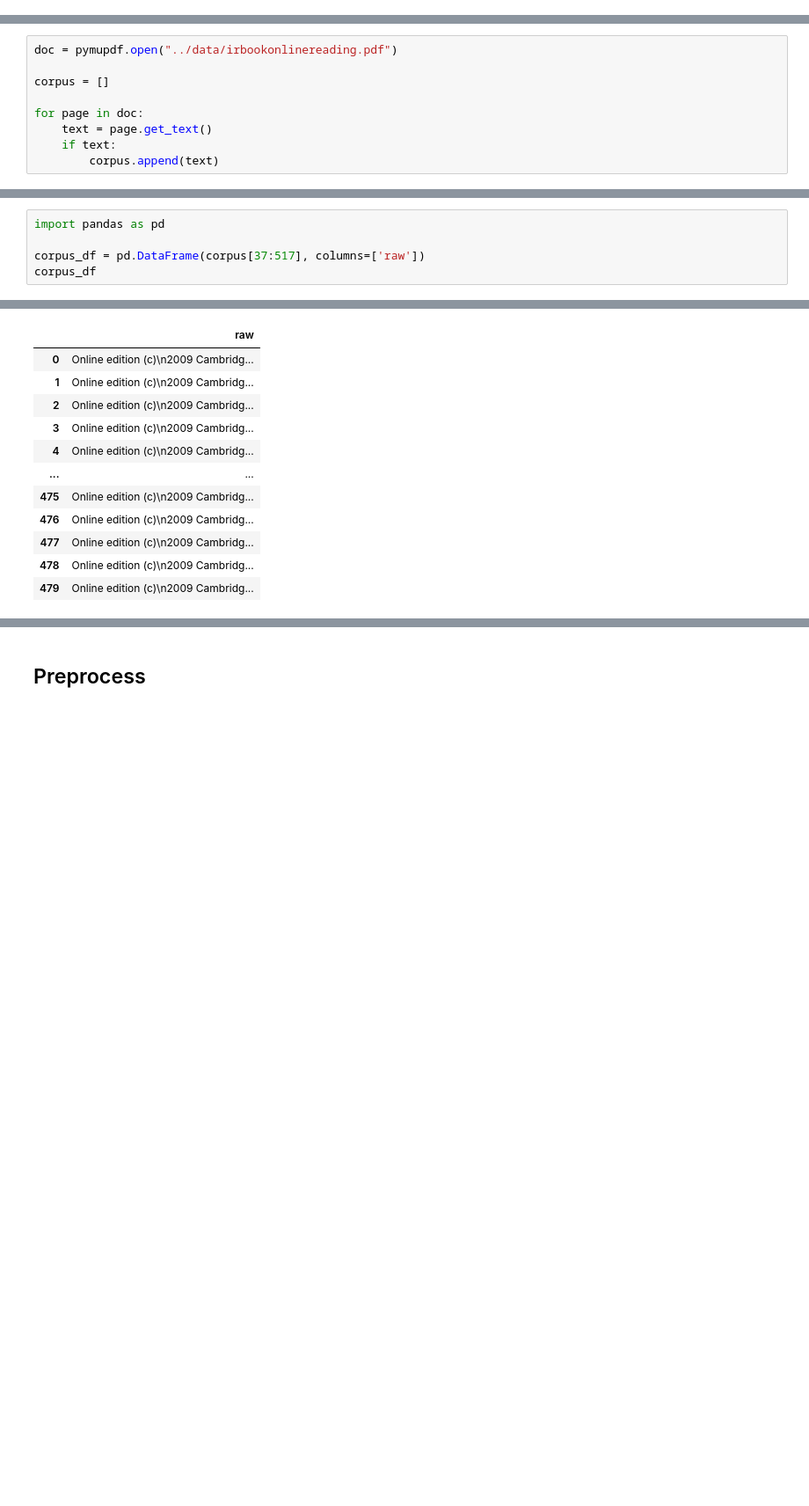
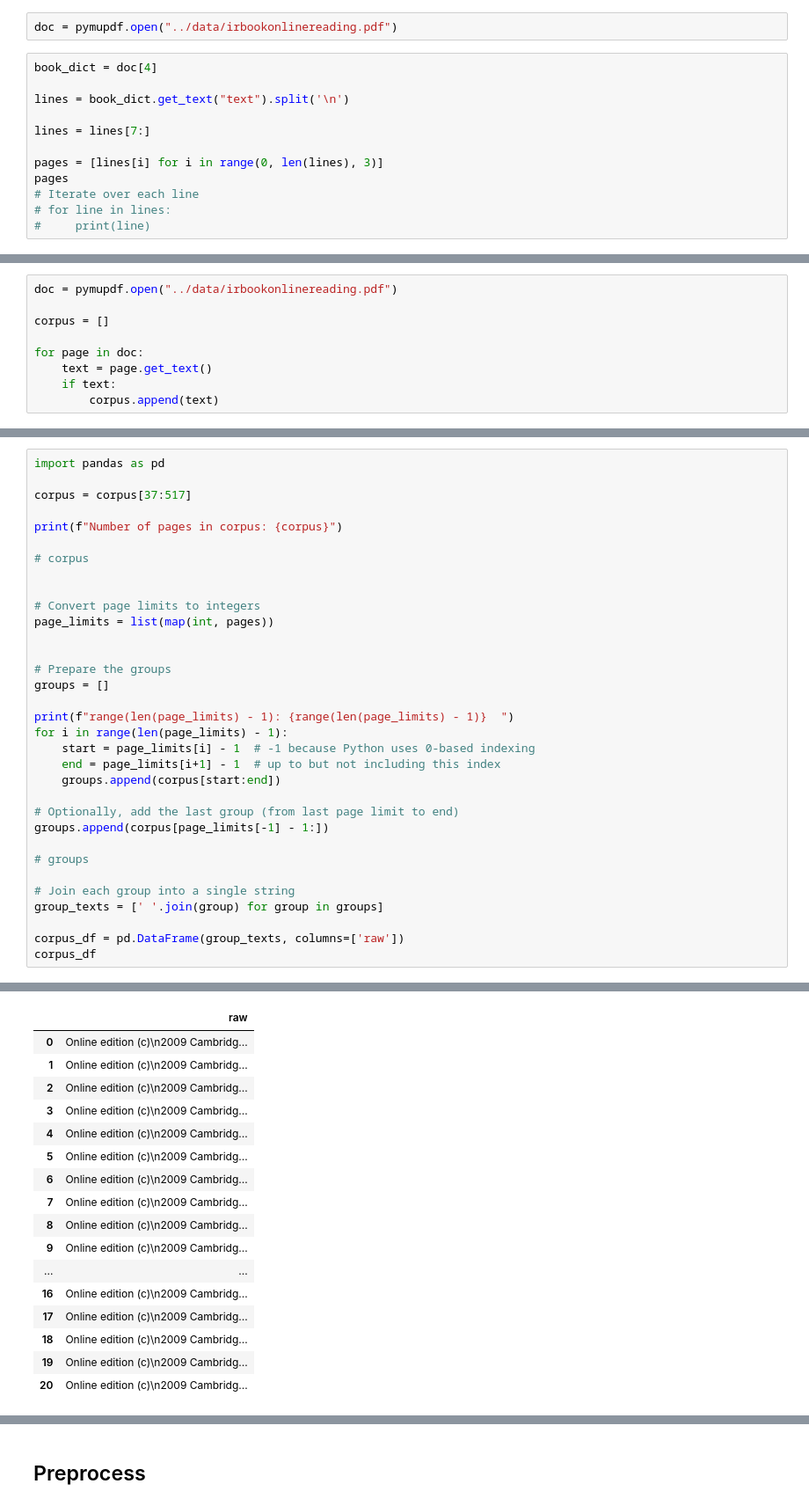
Before and after one commit to PaulLora/ir-2025A, a Jupyter notebook: notebooks/09apiusingirbook.ipynb, the cells around one changed output, grey strips where cells are left out. Shown at 88% size. Drawn from its saved outputs; the diff is of its cells as text; blank space fills up the shorter version.

```diff
--- a/notebooks/09apiusingirbook.ipynb
+++ b/notebooks/09apiusingirbook.ipynb
@@ -27,3 +27,17 @@ Requirement already satisfied: pymupdf in /Users/paullora/Desktop/EPN/ir/ir-2025
 Note: you may need to restart the kernel to use updated packages.
 # %%
 import pymupdf
+# %%
+doc = pymupdf.open("../data/irbookonlinereading.pdf")
+# %%
+book_dict = doc[4]
+
+lines = book_dict.get_text("text").split('\n')
+
+lines = lines[7:]
+
+pages = [lines[i] for i in range(0, len(lines), 3)]
+pages
+# Iterate over each line
+# for line in lines:
+#     print(line)
@@ -59,6 +91,34 @@ corpus
 # %%
 import pandas as pd
 
-corpus_df = pd.DataFrame(corpus[37:517], columns=['raw'])
+corpus = corpus[37:517]
+
+print(f"Number of pages in corpus: {corpus}")
+
+# corpus
+
+
+# Convert page limits to integers
+page_limits = list(map(int, pages))
+
+
+# Prepare the groups
+groups = []
+
+print(f"range(len(page_limits) - 1): {range(len(page_limits) - 1)}  ")
+for i in range(len(page_limits) - 1):
+    start = page_limits[i] - 1  # -1 because Python uses 0-based indexing
+    end = page_limits[i+1] - 1  # up to but not including this index
+    groups.append(corpus[start:end])
+
+# Optionally, add the last group (from last page limit to end)
+groups.append(corpus[page_limits[-1] - 1:])
+
+# groups
+
+# Join each group into a single string
+group_texts = [' '.join(group) for group in groups]
+
+corpus_df = pd.DataFrame(group_texts, columns=['raw'])
 corpus_df
 # %% [output]
@@ -65,12 +126,17 @@ corpus_df
 |  | raw |
 | 0 | Online edition (c)\n2009 Cambridg... |
 | 1 | Online edition (c)\n2009 Cambridg... |
 | 2 | Online edition (c)\n2009 Cambridg... |
 | 3 | Online edition (c)\n2009 Cambridg... |
 | 4 | Online edition (c)\n2009 Cambridg... |
+| 5 | Online edition (c)\n2009 Cambridg... |
+| 6 | Online edition (c)\n2009 Cambridg... |
+| 7 | Online edition (c)\n2009 Cambridg... |
+| 8 | Online edition (c)\n2009 Cambridg... |
+| 9 | Online edition (c)\n2009 Cambridg... |
 | ... | ... |
-| 475 | Online edition (c)\n2009 Cambridg... |
-| 476 | Online edition (c)\n2009 Cambridg... |
-| 477 | Online edition (c)\n2009 Cambridg... |
-| 478 | Online edition (c)\n2009 Cambridg... |
-| 479 | Online edition (c)\n2009 Cambridg... |
+| 16 | Online edition (c)\n2009 Cambridg... |
+| 17 | Online edition (c)\n2009 Cambridg... |
+| 18 | Online edition (c)\n2009 Cambridg... |
+| 19 | Online edition (c)\n2009 Cambridg... |
+| 20 | Online edition (c)\n2009 Cambridg... |
```
Also changed, not shown: parts of 10 cells of this notebook.
